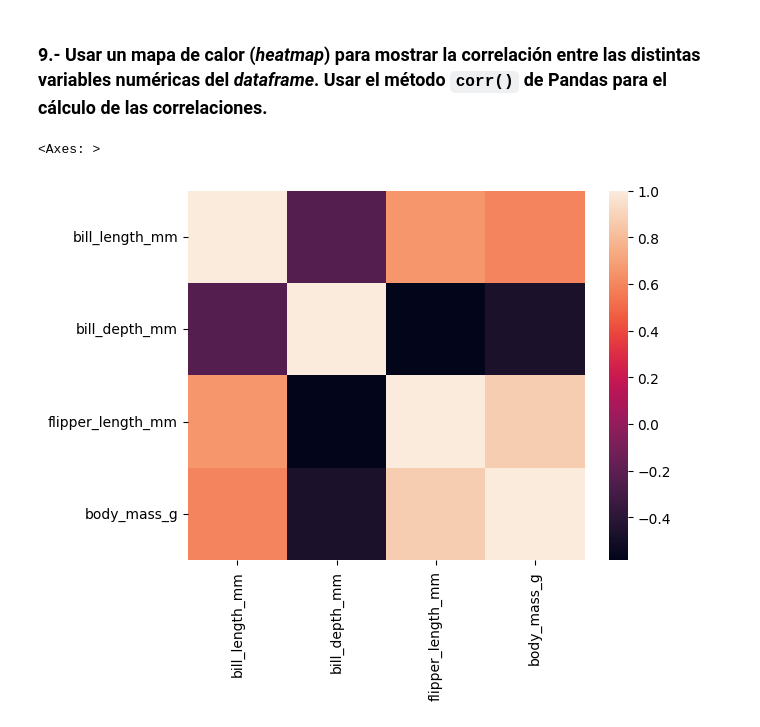
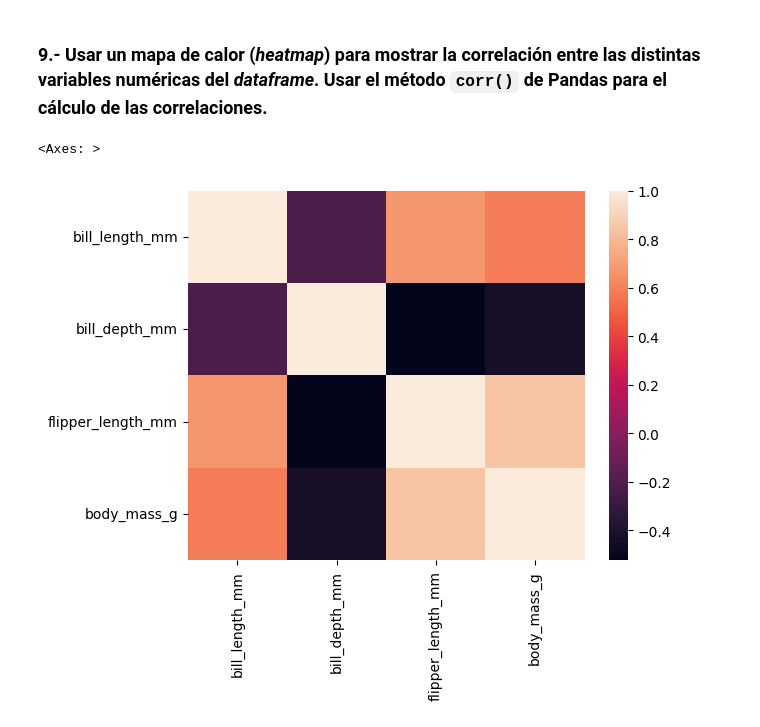
Before and after one commit to sobricius/Curso-Deep-Learning, a Jupyter notebook: Cuadernos/Prácticas/PD02.Práctica.02.03.seaborn.con.pandas.ipynb, the cells around one changed output. Saved outputs shown, nothing was run; the diff lists cells and outputs as text; code cells hidden in the pictures.

```diff
--- a/Cuadernos/Prácticas/PD02.Práctica.02.03.seaborn.con.pandas.ipynb
+++ b/Cuadernos/Prácticas/PD02.Práctica.02.03.seaborn.con.pandas.ipynb
@@ -84,8 +81,8 @@ sns.pairplot(df,hue='species')
 # %%
 df.dtypes
 numeric_df=df.select_dtypes(np.number)
-correlacion_df=numeric_df.corr()
+correlacion_df=numeric_df.corr(method='spearman')
 sns.heatmap(correlacion_df)
 # %% [output]
 <Axes: >
-[figure, old version]
+[figure, new version]
```
Also changed, not shown: parts of 1 cell of this notebook, 1 other file.
